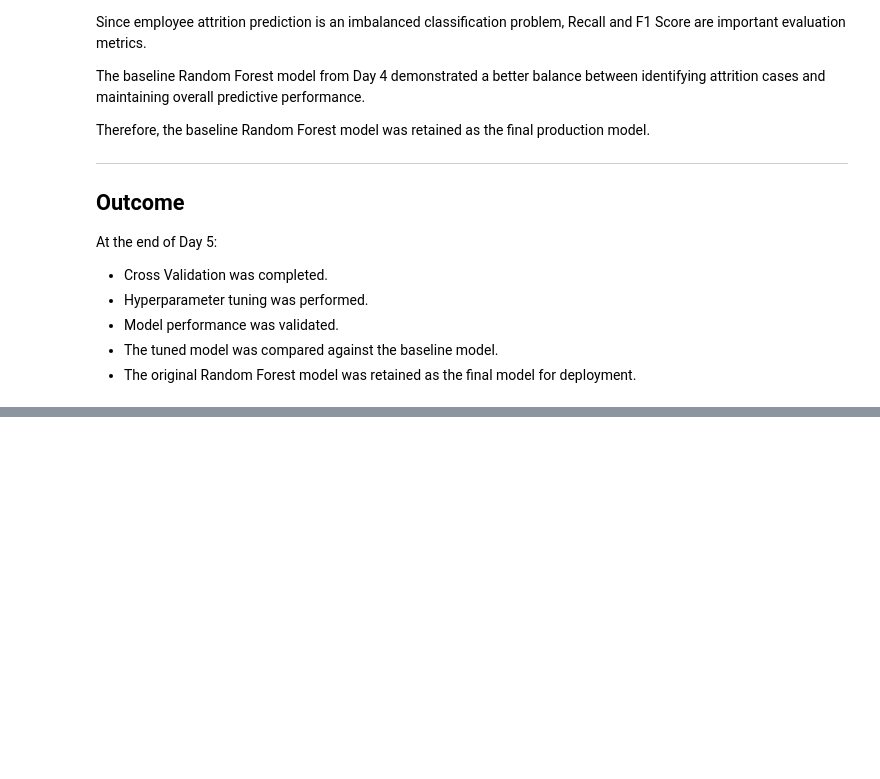
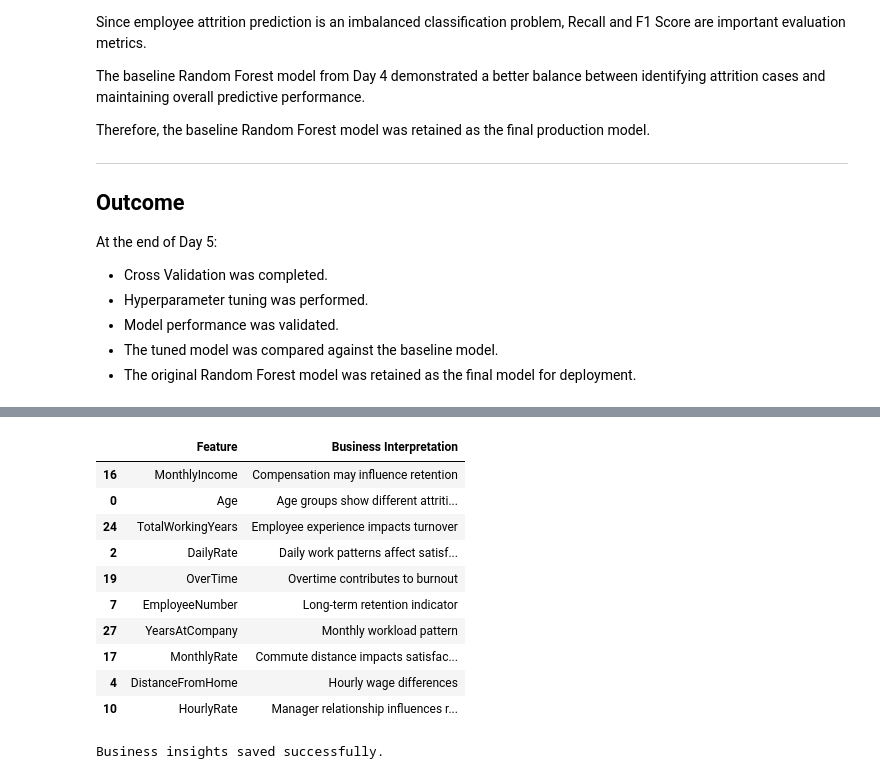
Before and after one commit to AN-ai-del/employee-attrition-prediction, a Jupyter notebook: Employee_Attrition_Prediction.ipynb, the cells around one changed output, grey strips where cells are left out. Saved outputs shown, nothing was run; the diff lists cells and outputs as text; code cells hidden in the pictures; blank space fills up the shorter version.

```diff
--- a/Employee_Attrition_Prediction.ipynb
+++ b/Employee_Attrition_Prediction.ipynb
@@ -995,0 +1067,39 @@ At the end of Day 5:
+# %%
+business_insights = pd.DataFrame({
+    "Feature": top10["Feature"],
+    "Business Interpretation": [
+        "Compensation may influence retention",
+        "Age groups show different attrition behavior",
+        "Employee experience impacts turnover",
+        "Daily work patterns affect satisfaction",
+        "Overtime contributes to burnout",
+        "Long-term retention indicator",
+        "Monthly workload pattern",
+        "Commute distance impacts satisfaction",
+        "Hourly wage differences",
+        "Manager relationship influences retention"
+    ]
+})
+
+business_insights
+# %% [output]
+|  | Feature | Business Interpretation |
+| 16 | MonthlyIncome | Compensation may influence retention |
+| 0 | Age | Age groups show different attriti... |
+| 24 | TotalWorkingYears | Employee experience impacts turnover |
+| 2 | DailyRate | Daily work patterns affect satisf... |
+| 19 | OverTime | Overtime contributes to burnout |
+| 7 | EmployeeNumber | Long-term retention indicator |
+| 27 | YearsAtCompany | Monthly workload pattern |
+| 17 | MonthlyRate | Commute distance impacts satisfac... |
+| 4 | DistanceFromHome | Hourly wage differences |
+| 10 | HourlyRate | Manager relationship influences r... |
+# %%
+business_insights.to_csv(
+    "reports/business_insights.csv",
+    index=False
+)
+
+print("Business insights saved successfully.")
+# %% [output]
+Business insights saved successfully.
```
Also changed, not shown: parts of 6 cells of this notebook, 3 other files.
